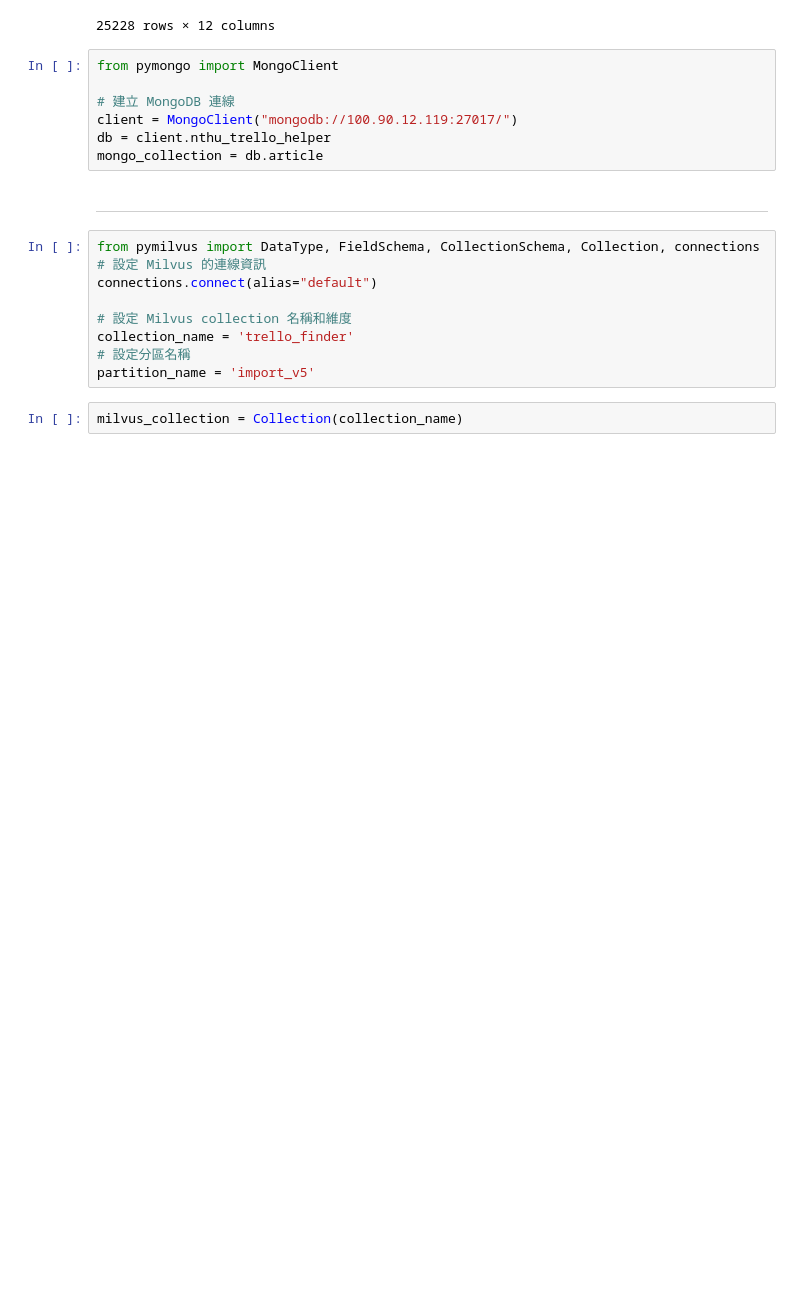
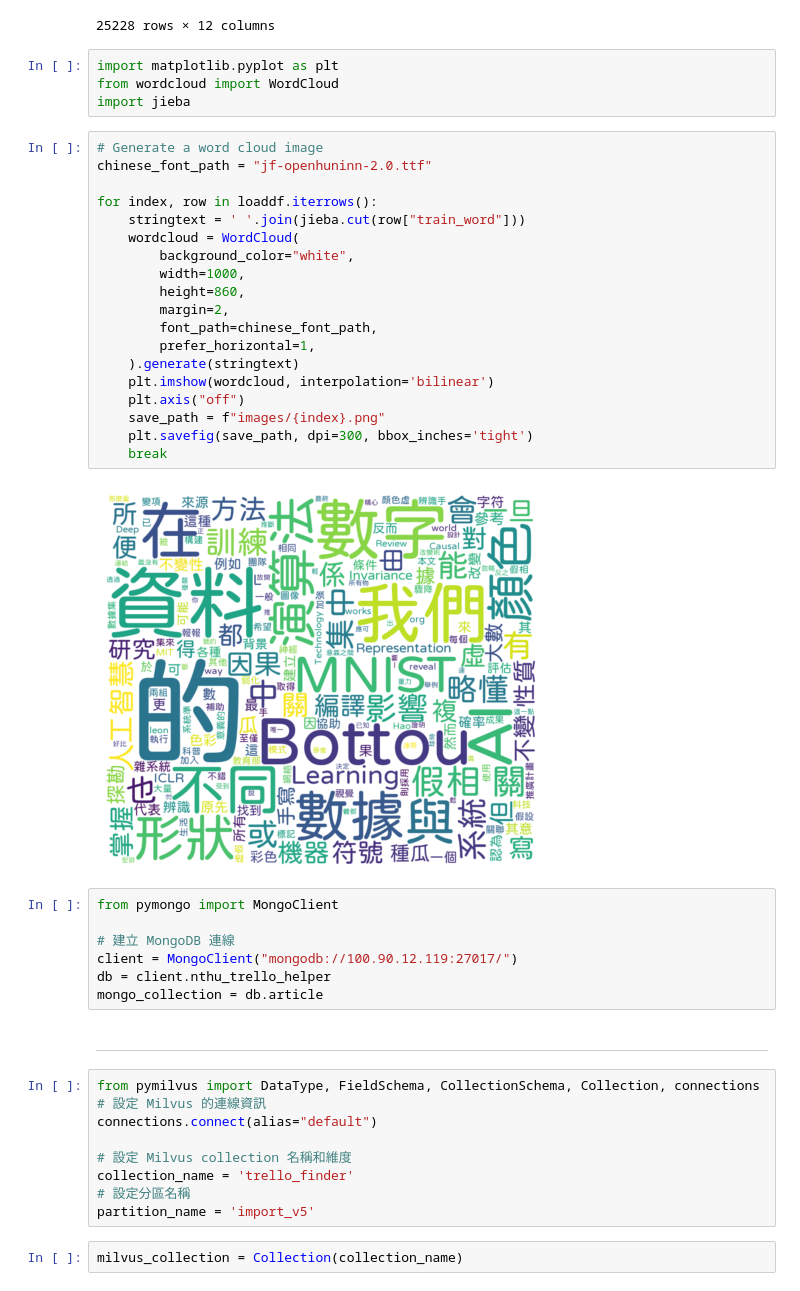
Before and after one commit to tony13382/202307_trello_finder, a Jupyter notebook: docs/document_converter.ipynb, the cells around one changed output. Cells and saved outputs as stored; diff of their text form; blank space fills up the shorter version.

```diff
--- a/docs/document_converter.ipynb
+++ b/docs/document_converter.ipynb
@@ -86,6 +34,31 @@ loaddf
 | 25226 | 環境能源 | 矽晶圓和電池報價破底，太陽能產業現陰霾 | None | 太陽能 報價 中國 矽晶圓 amp | https://technews.tw/2016/07/04/si... | 隨著中國太陽能搶裝潮結束，太陽能景氣又向下探底，矽晶圓和電池報價同... | [-0.1070504785, -0.1365594715, -0... | 矽晶圓和電池報價破底，太陽能產業現陰霾環境能源太陽能 報價 中國 ... | [-0.09039378170000001, -0.1806803... | ... |
 | 25227 | 環境能源 | 太陽能 ETF 飆近 5 年高！儲能爆發，今年綠能將供美 1/5 用電 | None | 太陽能 儲能 電力 美國 電池 | https://technews.tw/2020/02/18/so... | 綠能漸受歡迎，基金經理人、電力供應商、電廠、求電若渴的科技巨擘，都... | [-0.0323677883, 0.0826153681, -0.... | 太陽能 ETF 飆近 5 年高！儲能爆發，今年綠能將供美 1/5 ... | [-0.0194282606, -0.0997526571, -0... | ... |
 25228 rows × 12 columns
+# %%
+import matplotlib.pyplot as plt
+from wordcloud import WordCloud
+import jieba
+# %%
+# Generate a word cloud image
+chinese_font_path = "jf-openhuninn-2.0.ttf"
+
+for index, row in loaddf.iterrows():
+    stringtext = ' '.join(jieba.cut(row["train_word"]))
+    wordcloud = WordCloud(
+        background_color="white",
+        width=1000,
+        height=860,
+        margin=2,
+        font_path=chinese_font_path,
+        prefer_horizontal=1,
+    ).generate(stringtext)
+    plt.imshow(wordcloud, interpolation='bilinear')
+    plt.axis("off")
+    save_path = f"images/{index}.png"
+    plt.savefig(save_path, dpi=300, bbox_inches='tight')
+    break
+# %% [output]
+[figure, added]
 # %%
 from pymongo import MongoClient
 
```
Also changed, not shown: parts of 6 cells of this notebook, 4 other files.
